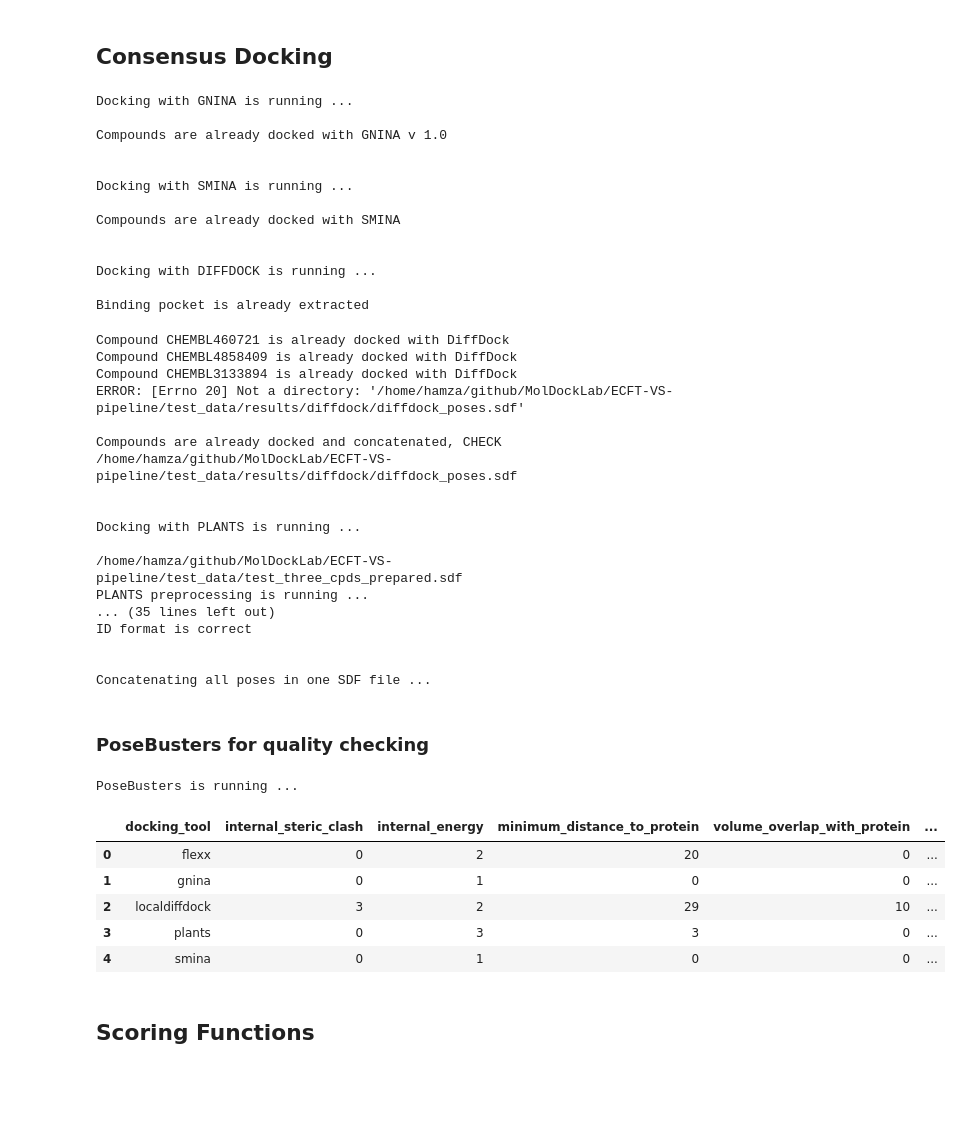
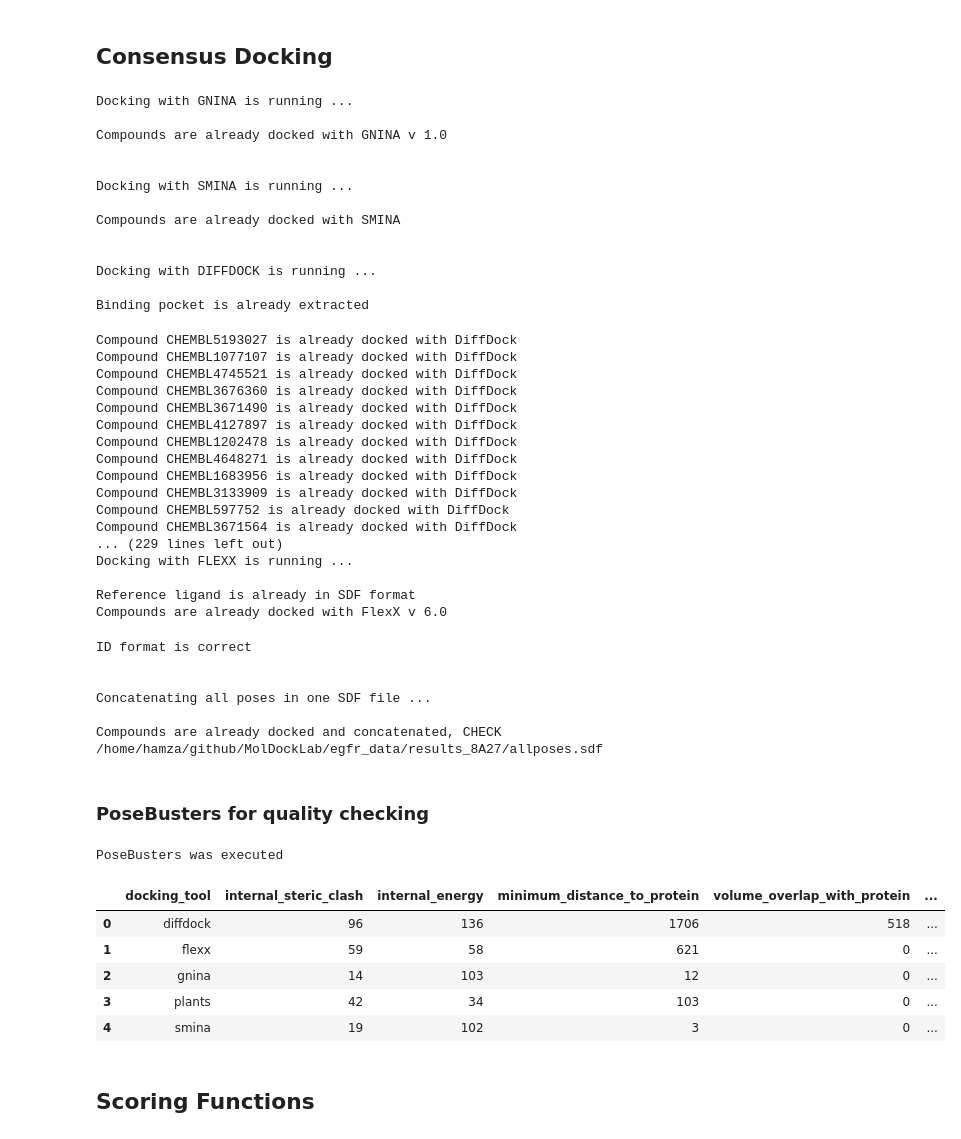
Before and after one commit to volkamerlab/MolDockLab, a Jupyter notebook: EGFR_pipeline.ipynb, the cells around one changed output. Drawn from its saved outputs; the diff is of its cells as text; code cells hidden in the pictures; blank space fills up the shorter version.

```diff
--- a/EGFR_pipeline.ipynb
+++ b/EGFR_pipeline.ipynb
@@ -54,7 +85,7 @@ with the subprocess module.
 # %%
-protein_name  = '5UG9_noligand_protoss.pdb'
-ligand_library = 'test_three_cpds.sdf'
-reference_ligand = 'ref_ligand.pdb'
+protein_name  = '8A27_noligand_protoss.pdb'
+ligand_library = 'test_library.sdf'
+reference_ligand = 'ref_ligand_8A27.pdb'
 # %%
 HERE = Path(_dh[-1])
 DATA = (HERE / "egfr_data")
@@ -195,6 +249,7 @@ docking_programs = [
 n_poses = 10
 exhaustiveness = 32
 # %%
+os.chdir(HERE)
 docking(
         docking_programs,
         protein_file,
@@ -219,41 +274,47 @@ Compounds are already docked with SMINA
 Docking with DIFFDOCK is running ...
 
 Binding pocket is already extracted
-Compound CHEMBL460721 is already docked with DiffDock
-Compound CHEMBL4858409 is already docked with DiffDock
-Compound CHEMBL3133894 is already docked with DiffDock
-ERROR: [Errno 20] Not a directory: '/home/hamza/github/MolDockLab/ECFT-VS-pipeline/test_data/results/diffdock/diffdock_poses.sdf'
+Compound CHEMBL5193027 is already docked with DiffDock
+Compound CHEMBL1077107 is already docked with DiffDock
+Compound CHEMBL4745521 is already docked with DiffDock
+Compound CHEMBL3676360 is already docked with DiffDock
+Compound CHEMBL3671490 is already docked with DiffDock
+Compound CHEMBL4127897 is already docked with DiffDock
+Compound CHEMBL1202478 is already docked with DiffDock
+Compound CHEMBL4648271 is already docked with DiffDock
+Compound CHEMBL1683956 is already docked with DiffDock
+Compound CHEMBL3133909 is already docked with DiffDock
+Compound CHEMBL597752 is already docked with DiffDock
+Compound CHEMBL3671564 is already docked with DiffDock
+... (229 lines left out)
+Docking with FLEXX is running ...
 
-Compounds are already docked and concatenated, CHECK /home/hamza/github/MolDockLab/ECFT-VS-pipeline/test_data/results/diffdock/diffdock_poses.sdf
-
-
-Docking with PLANTS is running ...
-
-/home/hamza/github/MolDockLab/ECFT-VS-pipeline/test_data/test_three_cpds_prepared.sdf
-PLANTS preprocessing is running ...
-... (35 lines left out)
-ID format is correct
-
-
-Concatenating all poses in one SDF file ...
+Reference ligand is already in SDF format
+Compounds are already docked with FlexX v 6.0
+ID format is correct
+
+
+Concatenating all poses in one SDF file ...
+
+Compounds are already docked and concatenated, CHECK /home/hamza/github/MolDockLab/egfr_data/results_8A27/allposes.sdf
 # %% [markdown]
 ### PoseBusters for quality checking
 # %%
 protein_name = 'egfr'
 docking_tools_results = poses_checker(
     poses_path= OUTPUT / 'allposes.sdf',
     protein_path= protein_file,
-    output_file= OUTPUT / f'{protein_name}_posebusters_results.csv'
+    output_file= OUTPUT / f'{protein_name}_posebusters_results_8A27.csv'
     )
 docking_tools_results
 # %% [output]
-PoseBusters is running ...
+PoseBusters was executed
 |  | docking_tool | internal_steric_clash | internal_energy | minimum_distance_to_protein | volume_overlap_with_protein | ... |
-| 0 | flexx | 0 | 2 | 20 | 0 | ... |
-| 1 | gnina | 0 | 1 | 0 | 0 | ... |
-| 2 | localdiffdock | 3 | 2 | 29 | 10 | ... |
-| 3 | plants | 0 | 3 | 3 | 0 | ... |
-| 4 | smina | 0 | 1 | 0 | 0 | ... |
+| 0 | diffdock | 96 | 136 | 1706 | 518 | ... |
+| 1 | flexx | 59 | 58 | 621 | 0 | ... |
+| 2 | gnina | 14 | 103 | 12 | 0 | ... |
+| 3 | plants | 42 | 34 | 103 | 0 | ... |
+| 4 | smina | 19 | 102 | 3 | 0 | ... |
 # %% [markdown]
 ## Scoring Functions
 # %%
```
Also changed, not shown: parts of 30 cells of this notebook, 2 other files.
